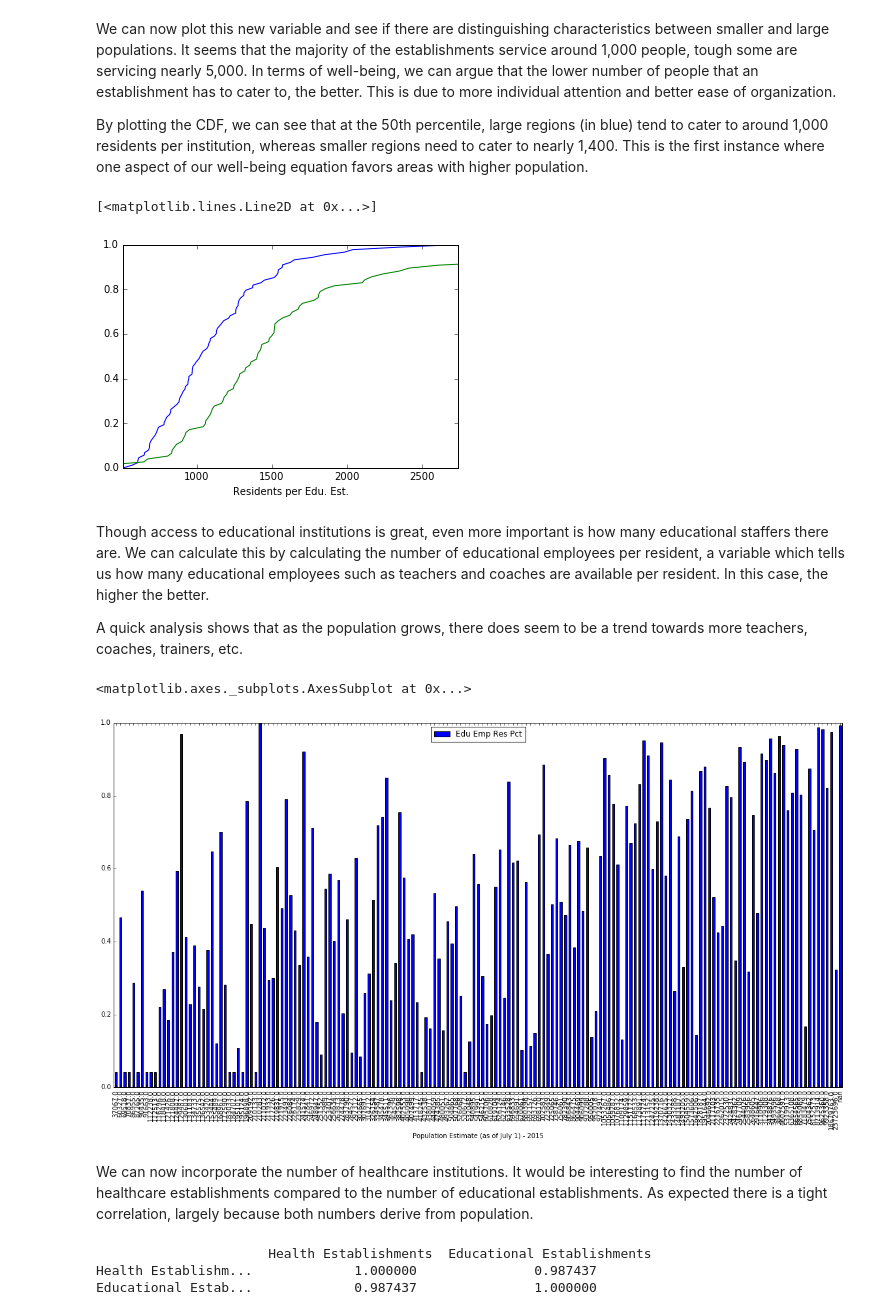
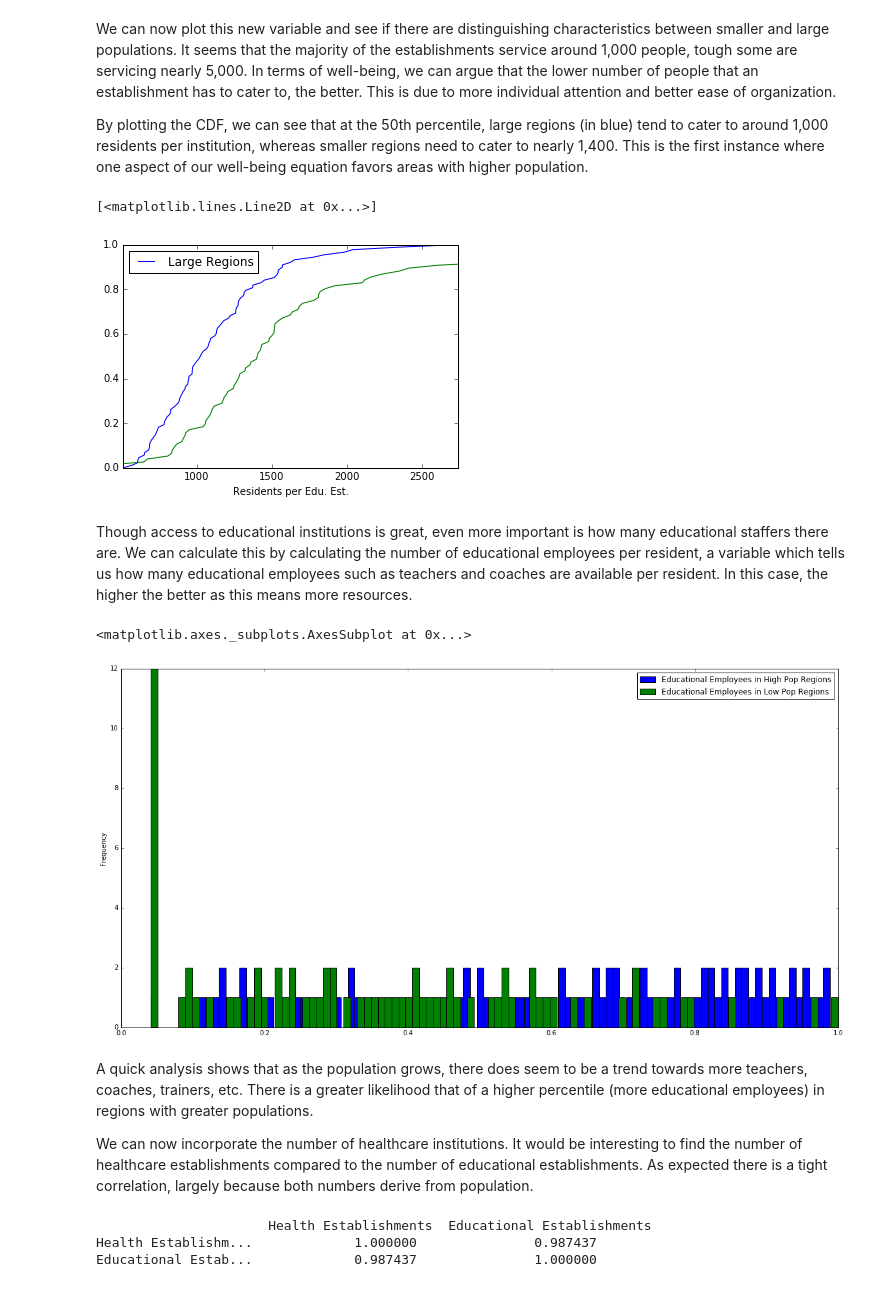
Before and after one commit to jacobjzhang/applied-stats-midterm, a Jupyter notebook: midterm-project.ipynb, the cells around one changed output. Cells and saved outputs as stored; diff of their text form; code cells hidden in the pictures.

```diff
--- a/midterm-project.ipynb
+++ b/midterm-project.ipynb
@@ -130,35 +134,38 @@ small_regions = full_edu_table[full_edu_table['Population Estimate (as of July 1
 ser1 = large_regions['Residents per Edu. Est.']
 cum_dist = numpy.linspace(0.,1., len(ser1))
 ser_cdf = pandas.Series(cum_dist, index=ser1)
-edu_plot = ser_cdf.plot(drawstyle='line', label="Large Cities")
+edu_plot = ser_cdf.plot(drawstyle='line', label="Large Regions", legend=True)
 
 ser2 = small_regions['Residents per Edu. Est.']
 cum_dist = numpy.linspace(0.,1., len(ser2))
 ser_cdf2 = pandas.Series(cum_dist, index=ser2)
-edu_plot.plot(ser_cdf2, label="Small Cities")
+edu_plot.plot(ser_cdf2, label="Small Regions")
 # %% [output]
 [<matplotlib.lines.Line2D at 0x...>]
-[figure, old version]
+[figure, new version]
 # %% [markdown]
-Though access to educational institutions is great, even more important is how many educational staffers there are. We can calculate this by calculating the number of educational employees per resident, a variable which tells us how many educational employees such as teachers and coaches are available per resident. In this case, the higher the better.
-
-A quick analysis shows that as the population grows, there does seem to be a trend towards more teachers, coaches, trainers, etc.
+Though access to educational institutions is great, even more important is how many educational staffers there are. We can calculate this by calculating the number of educational employees per resident, a variable which tells us how many educational employees such as teachers and coaches are available per resident. In this case, the higher the better as this means more resources.
 # %%
 all_edu_est = edu_by_geo[edu_by_geo['Meaning of Type of operation or tax status code'] == 'All establishments']
 edu_receipt_employee = all_edu_est.groupby('Geographic area name').sum().sort_values(by='Receipts/Revenue ($1,000)', ascending=False)
 ere = edu_receipt_employee[['Receipts/Revenue ($1,000)', 'Number of paid employees for pay period including March 12']]
 ere_pop = pandas.concat([ere, latest_pop], axis=1)
 ere_pop['Edu. Employees per Resident'] = ere_pop['Number of paid employees for pay period including March 12'] / ere_pop['Population Estimate (as of July 1) - 2015']
 ere_pop['Edu Emp Res Pct'] = scipy.stats.rankdata(ere_pop['Edu. Employees per Resident'], "average")/len(ere_pop['Edu. Employees per Resident'])
 
-# educators = ere_pop[['Edu. Employees per Resident', 'Population Estimate (as of July 1) - 2015']].sort_values(by='Edu. Employees per Resident')
 educators = ere_pop[['Edu Emp Res Pct', 'Population Estimate (as of July 1) - 2015']].sort_values(by='Population Estimate (as of July 1) - 2015')
 
-educators.plot(kind='bar', y='Edu Emp Res Pct', x='Population Estimate (as of July 1) - 2015', figsize=(20, 10))
+large_educators = ere_pop[ere_pop['Population Estimate (as of July 1) - 2015'] > 500000]
+small_educators = ere_pop[ere_pop['Population Estimate (as of July 1) - 2015'] < 500000]
+
+lep = large_educators.plot(kind='hist', y='Edu Emp Res Pct', x='Population Estimate (as of July 1) - 2015', figsize=(20, 10), bins=100, label="Educational Employees in High Pop Regions")
+small_educators.plot(ax=lep, kind='hist', y='Edu Emp Res Pct', x='Population Estimate (as of July 1) - 2015', figsize=(20, 10), bins=100, label="Educational Employees in Low Pop Regions")
 # %% [output]
 <matplotlib.axes._subplots.AxesSubplot at 0x...>
-[figure, old version]
+[figure, new version]
 # %% [markdown]
+A quick analysis shows that as the population grows, there does seem to be a trend towards more teachers, coaches, trainers, etc. There is a greater likelihood that of a higher percentile (more educational employees) in regions with greater populations.
+
 We can now incorporate the number of healthcare institutions. It would be interesting to find the number of healthcare establishments compared to the number of educational establishments. As expected there is a tight correlation, largely because both numbers derive from population.
 # %%
 health_est = pandas.read_csv('datasets/health_est_values.csv', sep=',', encoding='latin-1', skiprows=1)
```
Also changed, not shown: parts of 19 cells of this notebook.
